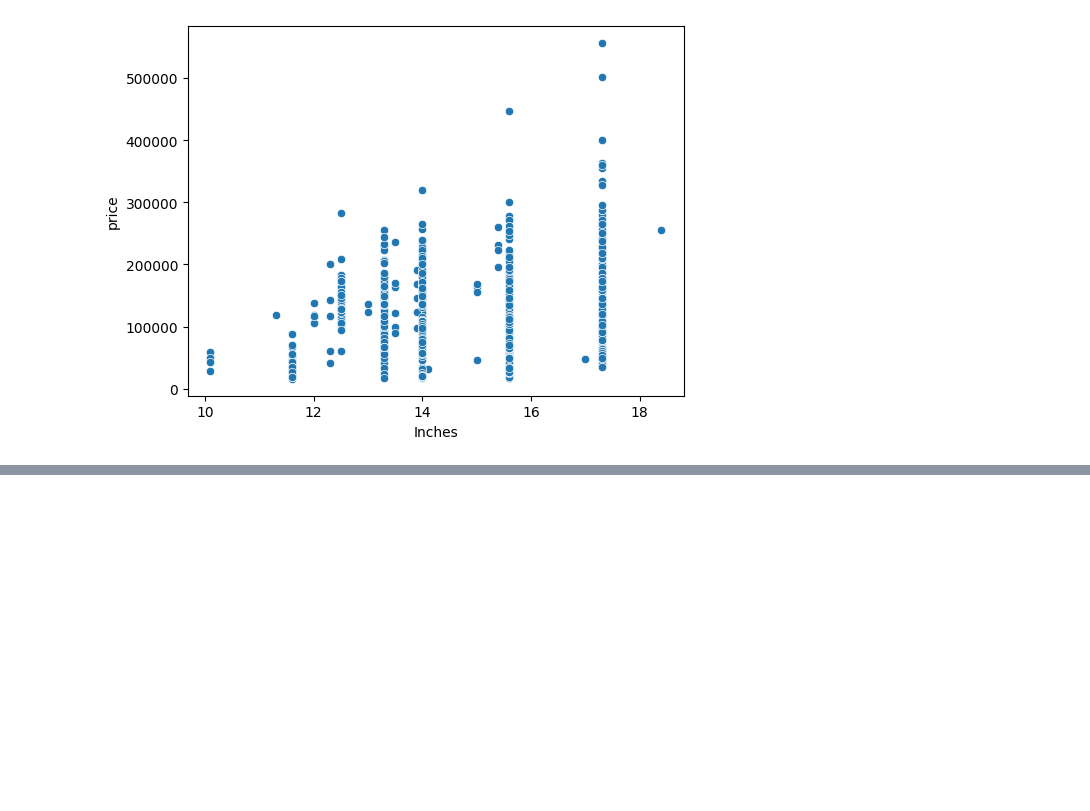
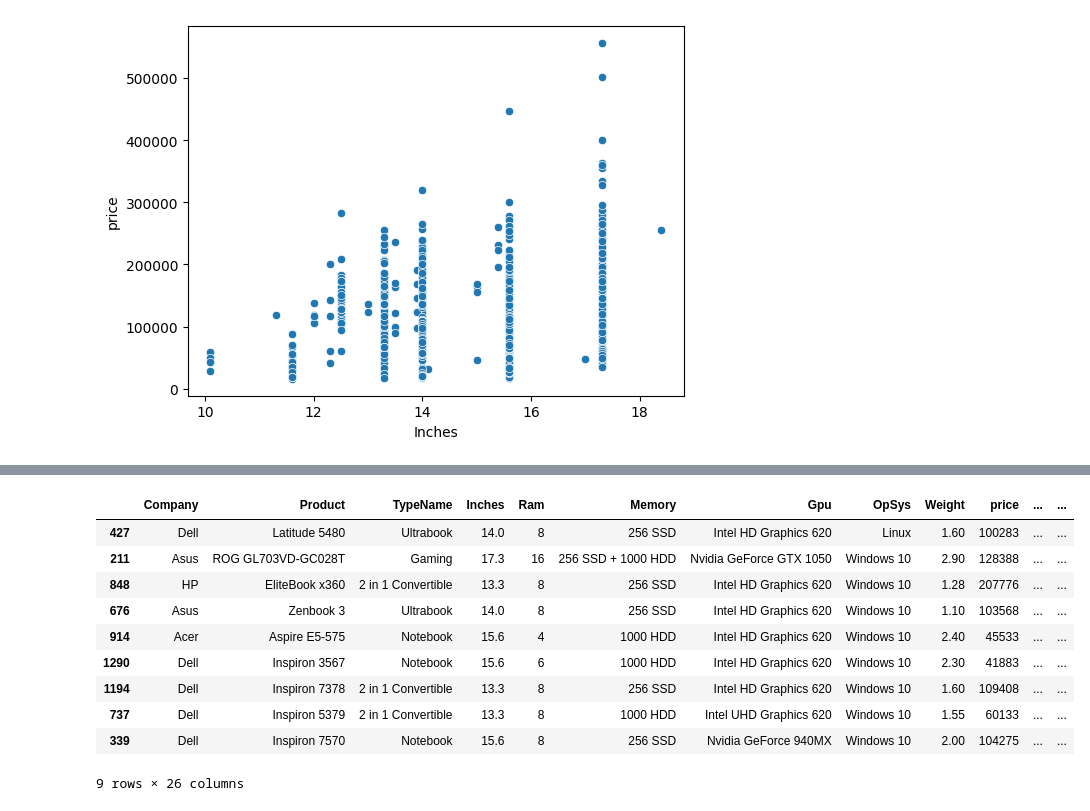
Before and after one commit to 23ME30056/Lappy_price, a Jupyter notebook: main.ipynb, the cells around one changed output, grey strips where cells are left out. Drawn from its saved outputs; the diff is of its cells as text; code cells hidden in the pictures; blank space fills up the shorter version.

```diff
--- a/main.ipynb
+++ b/main.ipynb
@@ -500,0 +499,64 @@ def memory():
+# %%
+# Step 1: Convert 'Memory' to string and remove '.0'
+df['Memory'] = df['Memory'].astype(str).replace('\.0', '', regex=True)
+
+# Step 2: Remove 'GB' and replace 'TB' with '000'
+df["Memory"] = df["Memory"].str.replace('GB', '', regex=False)
+df["Memory"] = df["Memory"].str.replace('TB', '000', regex=False)
+
+# Step 3: Split 'Memory' into two parts based on '+'
+new = df["Memory"].str.split("+", n=1, expand=True)
+
+# Step 4: Assign first part to 'first' and strip spaces
+df["first"] = new[0].str.strip()
+
+# Step 5: Assign second part to 'second' and fill NaN with "0"
+df["second"] = new[1].fillna("0").str.strip()
+
+# Step 6: Create indicators for storage types in 'first'
+df["Layer1HDD"] = df["first"].apply(lambda x: 1 if "HDD" in x else 0)
+df["Layer1SSD"] = df["first"].apply(lambda x: 1 if "SSD" in x else 0)
+df["Layer1Hybrid"] = df["first"].apply(lambda x: 1 if "Hybrid" in x else 0)
+df["Layer1Flash_Storage"] = df["first"].apply(lambda x: 1 if "Flash Storage" in x else 0)
+
+# Step 7: Remove non-numeric characters from 'first'
+df['first'] = df['first'].str.replace(r'\D', '', regex=True)
+
+# Step 8: Create indicators for storage types in 'second'
+df["Layer2HDD"] = df["second"].apply(lambda x: 1 if "HDD" in x else 0)
+df["Layer2SSD"] = df["second"].apply(lambda x: 1 if "SSD" in x else 0)
+df["Layer2Hybrid"] = df["second"].apply(lambda x: 1 if "Hybrid" in x else 0)
+df["Layer2Flash_Storage"] = df["second"].apply(lambda x: 1 if "Flash Storage" in x else 0)
+
+# Step 9: Remove non-numeric characters from 'second'
+df['second'] = df['second'].str.replace(r'\D', '', regex=True)
+
+# Step 10: Convert 'first' and 'second' to integers, handle empty strings
+df["first"] = df["first"].apply(lambda x: int(x) if x else 0)
+df["second"] = df["second"].apply(lambda x: int(x) if x else 0)
+
+# Step 11: Calculate total storage for each type
+df["HDD"] = (df["first"] * df["Layer1HDD"] + df["second"] * df["Layer2HDD"])
+df["SSD"] = (df["first"] * df["Layer1SSD"] + df["second"] * df["Layer2SSD"])
+df["Hybrid"] = (df["first"] * df["Layer1Hybrid"] + df["second"] * df["Layer2Hybrid"])
+df["Flash_Storage"] = (df["first"] * df["Layer1Flash_Storage"] + df["second"] * df["Layer2Flash_Storage"])
+
+# Step 12: Drop intermediate columns
+df.drop(columns=['first', 'second', 'Layer1HDD', 'Layer1SSD', 'Layer1Hybrid',
+       'Layer1Flash_Storage', 'Layer2HDD', 'Layer2SSD', 'Layer2Hybrid',
+       'Layer2Flash_Storage'], inplace=True)
+
+# Display the final DataFrame
+df.sample(9)
+# %% [output]
+|  | Company | Product | TypeName | Inches | Ram | Memory | Gpu | OpSys | Weight | price | ... | ... |
+| 427 | Dell | Latitude 5480 | Ultrabook | 14.0 | 8 | 256 SSD | Intel HD Graphics 620 | Linux | 1.60 | 100283 | ... | ... |
+| 211 | Asus | ROG GL703VD-GC028T | Gaming | 17.3 | 16 | 256 SSD + 1000 HDD | Nvidia GeForce GTX 1050 | Windows 10 | 2.90 | 128388 | ... | ... |
+| 848 | HP | EliteBook x360 | 2 in 1 Convertible | 13.3 | 8 | 256 SSD | Intel HD Graphics 620 | Windows 10 | 1.28 | 207776 | ... | ... |
+| 676 | Asus | Zenbook 3 | Ultrabook | 14.0 | 8 | 256 SSD | Intel HD Graphics 620 | Windows 10 | 1.10 | 103568 | ... | ... |
+| 914 | Acer | Aspire E5-575 | Notebook | 15.6 | 4 | 1000 HDD | Intel HD Graphics 620 | Windows 10 | 2.40 | 45533 | ... | ... |
+| 1290 | Dell | Inspiron 3567 | Notebook | 15.6 | 6 | 1000 HDD | Intel HD Graphics 620 | Windows 10 | 2.30 | 41883 | ... | ... |
+| 1194 | Dell | Inspiron 7378 | 2 in 1 Convertible | 13.3 | 8 | 256 SSD | Intel HD Graphics 620 | Windows 10 | 1.60 | 109408 | ... | ... |
+| 737 | Dell | Inspiron 5379 | 2 in 1 Convertible | 13.3 | 8 | 1000 HDD | Intel UHD Graphics 620 | Windows 10 | 1.55 | 60133 | ... | ... |
+| 339 | Dell | Inspiron 7570 | Notebook | 15.6 | 8 | 256 SSD | Nvidia GeForce 940MX | Windows 10 | 2.00 | 104275 | ... | ... |
+9 rows × 26 columns
```
Also changed, not shown: parts of 10 cells of this notebook.
